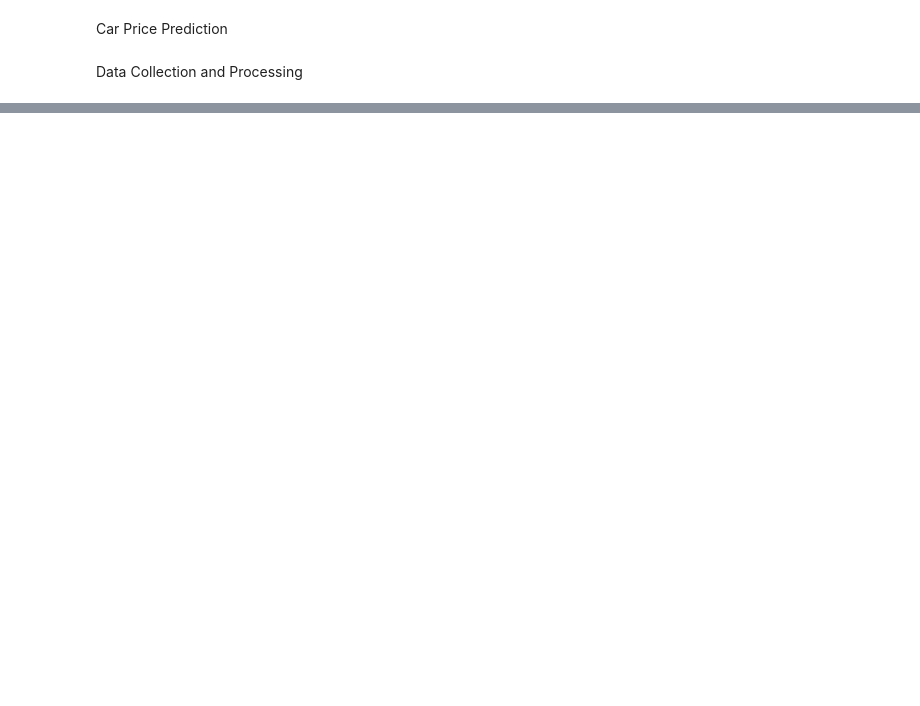
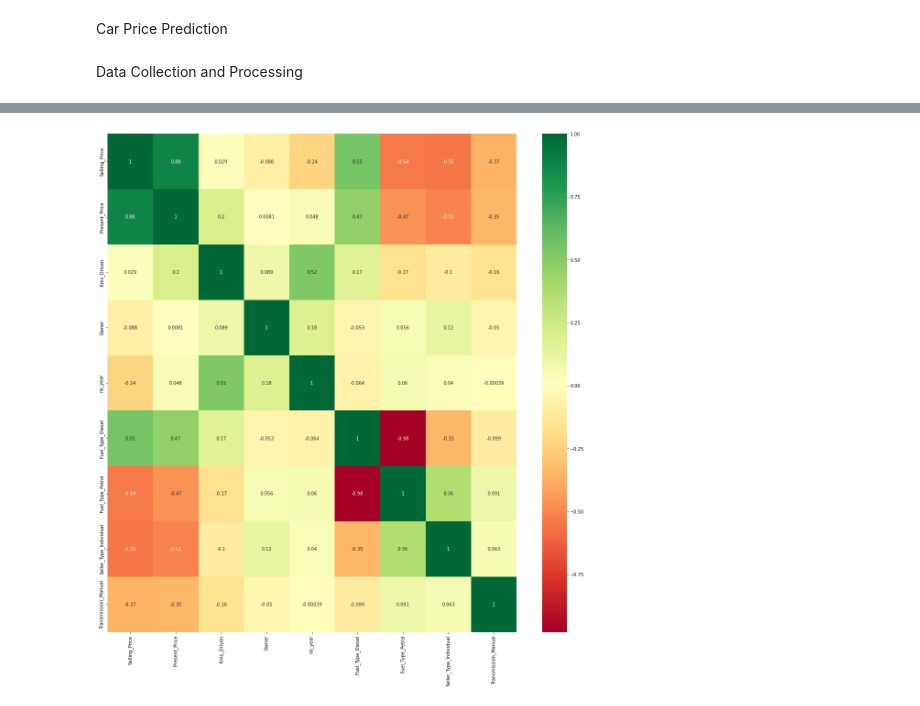
Before and after one commit to MattithyahuData/P8-Car-Price-Prediction, a Jupyter notebook: P8 Code.ipynb, the cells around one changed output, grey strips where cells are left out. Saved outputs shown, nothing was run; the diff lists cells and outputs as text; code cells hidden in the pictures; blank space fills up the shorter version.

```diff
--- a/P8 Code.ipynb
+++ b/P8 Code.ipynb
@@ -87,0 +126,3 @@ car_dataset.replace({'Fuel_Type':{'Petrol': 0,'Diesel': 1, 'CNG': 2}})
+# %%
+# Creating calculated field 'no_year'
+final_dataset['no_year']=final_dataset['Current Year'] - final_dataset['Year']
@@ -87,0 +139,3 @@ car_dataset.replace({'Fuel_Type':{'Petrol': 0,'Diesel': 1, 'CNG': 2}})
+# %%
+# Dropping the year column --- .drop(COLUMN,AXIS,INPLACE=TRUE)
+final_dataset.drop(['Year'],axis=1,inplace=True)
@@ -87,0 +152,4 @@ car_dataset.replace({'Fuel_Type':{'Petrol': 0,'Diesel': 1, 'CNG': 2}})
+# %%
+# Converting catgorical features to one hot encoding
+# Drop_first=True - First column will be dropped to avoid dummy variable trap
+final_dataset=pd.get_dummies(final_dataset,drop_first=True)
@@ -87,0 +166,3 @@ car_dataset.replace({'Fuel_Type':{'Petrol': 0,'Diesel': 1, 'CNG': 2}})
+# %%
+# Dropping 'Current Year' field
+final_dataset=final_dataset.drop(['Current Year'],axis=1)
@@ -87,0 +193,10 @@ car_dataset.replace({'Fuel_Type':{'Petrol': 0,'Diesel': 1, 'CNG': 2}})
+# %%
+# Viewing correlations of each features in dataset
+corrmat = final_dataset.corr()
+top_corr_features = corrmat.index
+plt.figure(figsize=(20,20))
+
+# Plotting heat map
+g=sns.heatmap(final_dataset[top_corr_features].corr(),annot=True,cmap="RdYlGn")
+# %% [output]
+[figure, added]
```
Also changed, not shown: parts of 69 cells of this notebook, 9 other files.
